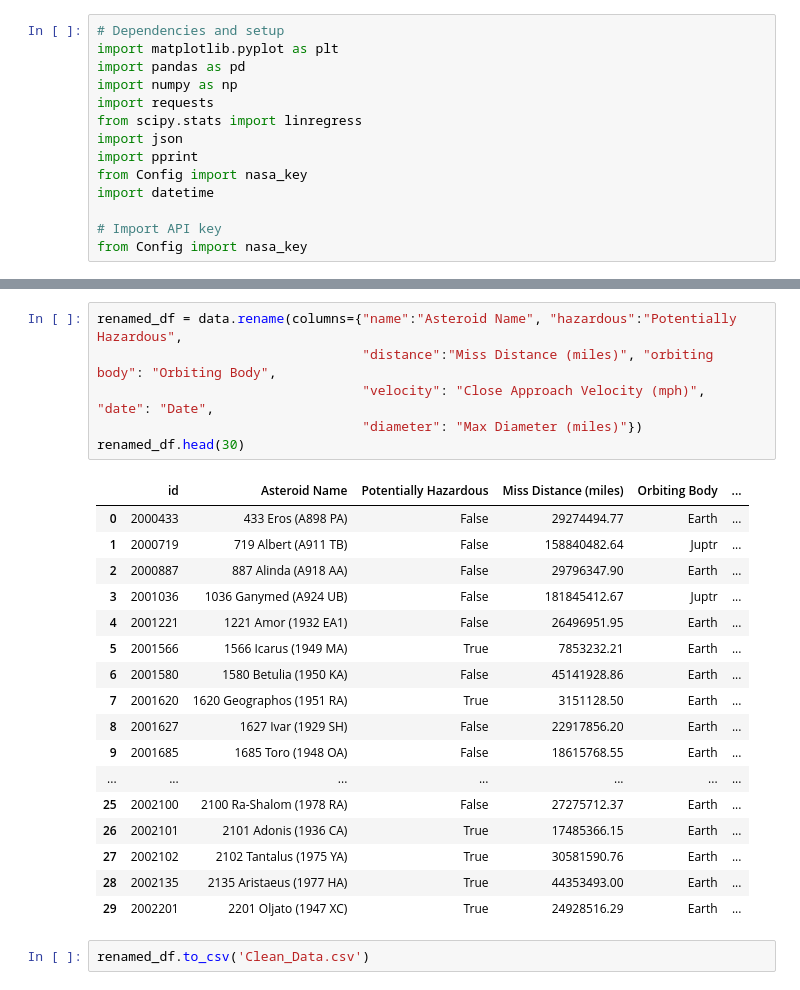
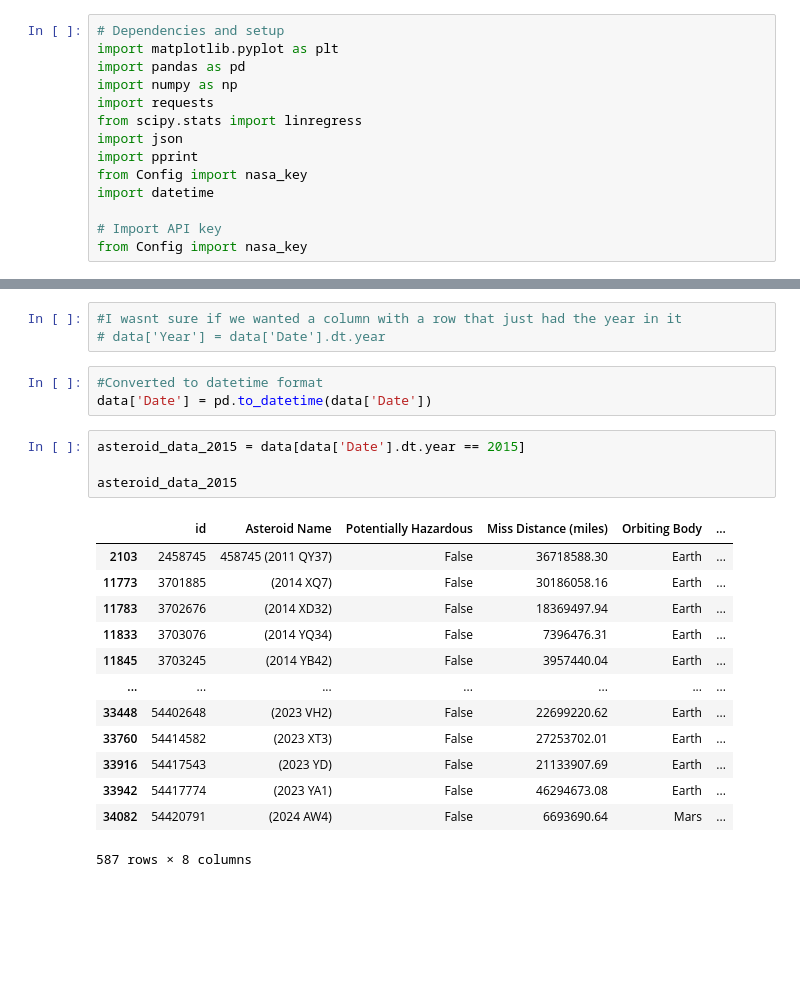
Before and after one commit to Bulaque/Team-2, a Jupyter notebook: Nasa_Analysis.ipynb, the cells around one changed output, grey strips where cells are left out. Cells and saved outputs as stored; diff of their text form; blank space fills up the shorter version.

```diff
--- a/Nasa_Analysis.ipynb
+++ b/Nasa_Analysis.ipynb
@@ -68,26 +69,24 @@ data.head(30)
-# %%
-renamed_df = data.rename(columns={"name":"Asteroid Name", "hazardous":"Potentially Hazardous",
-                                  "distance":"Miss Distance (miles)", "orbiting body": "Orbiting Body",
-                                  "velocity": "Close Approach Velocity (mph)", "date": "Date",
-                                  "diameter": "Max Diameter (miles)"})
-renamed_df.head(30)
-# %% [output]
-|  | id | Asteroid Name | Potentially Hazardous | Miss Distance (miles) | Orbiting Body | ... |
-| 0 | 2000433 | 433 Eros (A898 PA) | False | 29274494.77 | Earth | ... |
-| 1 | 2000719 | 719 Albert (A911 TB) | False | 158840482.64 | Juptr | ... |
-| 2 | 2000887 | 887 Alinda (A918 AA) | False | 29796347.90 | Earth | ... |
-| 3 | 2001036 | 1036 Ganymed (A924 UB) | False | 181845412.67 | Juptr | ... |
-| 4 | 2001221 | 1221 Amor (1932 EA1) | False | 26496951.95 | Earth | ... |
-| 5 | 2001566 | 1566 Icarus (1949 MA) | True | 7853232.21 | Earth | ... |
-| 6 | 2001580 | 1580 Betulia (1950 KA) | False | 45141928.86 | Earth | ... |
-| 7 | 2001620 | 1620 Geographos (1951 RA) | True | 3151128.50 | Earth | ... |
-| 8 | 2001627 | 1627 Ivar (1929 SH) | False | 22917856.20 | Earth | ... |
-| 9 | 2001685 | 1685 Toro (1948 OA) | False | 18615768.55 | Earth | ... |
-| ... | ... | ... | ... | ... | ... | ... |
-| 25 | 2002100 | 2100 Ra-Shalom (1978 RA) | False | 27275712.37 | Earth | ... |
-| 26 | 2002101 | 2101 Adonis (1936 CA) | True | 17485366.15 | Earth | ... |
-| 27 | 2002102 | 2102 Tantalus (1975 YA) | True | 30581590.76 | Earth | ... |
-| 28 | 2002135 | 2135 Aristaeus (1977 HA) | True | 44353493.00 | Earth | ... |
-| 29 | 2002201 | 2201 Oljato (1947 XC) | True | 24928516.29 | Earth | ... |
-# %%
-renamed_df.to_csv('Clean_Data.csv')
+# %%
+#I wasnt sure if we wanted a column with a row that just had the year in it
+# data['Year'] = data['Date'].dt.year
+# %%
+#Converted to datetime format
+data['Date'] = pd.to_datetime(data['Date'])
+# %%
+asteroid_data_2015 = data[data['Date'].dt.year == 2015]
+
+asteroid_data_2015
+# %% [output]
+|  | id | Asteroid Name | Potentially Hazardous | Miss Distance (miles) | Orbiting Body | ... |
+| 2103 | 2458745 | 458745 (2011 QY37) | False | 36718588.30 | Earth | ... |
+| 11773 | 3701885 | (2014 XQ7) | False | 30186058.16 | Earth | ... |
+| 11783 | 3702676 | (2014 XD32) | False | 18369497.94 | Earth | ... |
+| 11833 | 3703076 | (2014 YQ34) | False | 7396476.31 | Earth | ... |
+| 11845 | 3703245 | (2014 YB42) | False | 3957440.04 | Earth | ... |
+| ... | ... | ... | ... | ... | ... | ... |
+| 33448 | 54402648 | (2023 VH2) | False | 22699220.62 | Earth | ... |
+| 33760 | 54414582 | (2023 XT3) | False | 27253702.01 | Earth | ... |
+| 33916 | 54417543 | (2023 YD) | False | 21133907.69 | Earth | ... |
+| 33942 | 54417774 | (2023 YA1) | False | 46294673.08 | Earth | ... |
+| 34082 | 54420791 | (2024 AW4) | False | 6693690.64 | Mars | ... |
+587 rows × 8 columns
```
Also changed, not shown: parts of 7 cells of this notebook, 2 other files.
